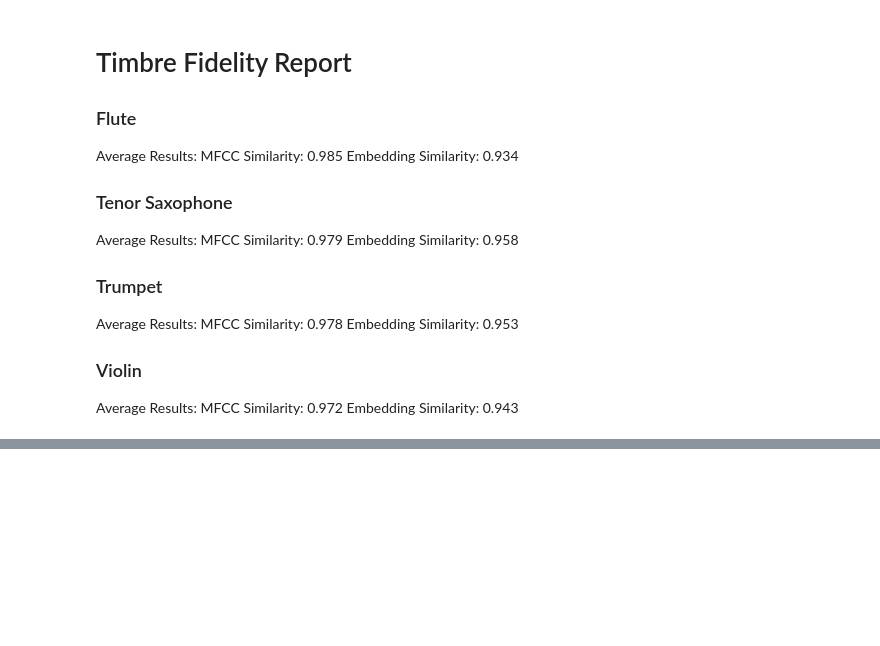
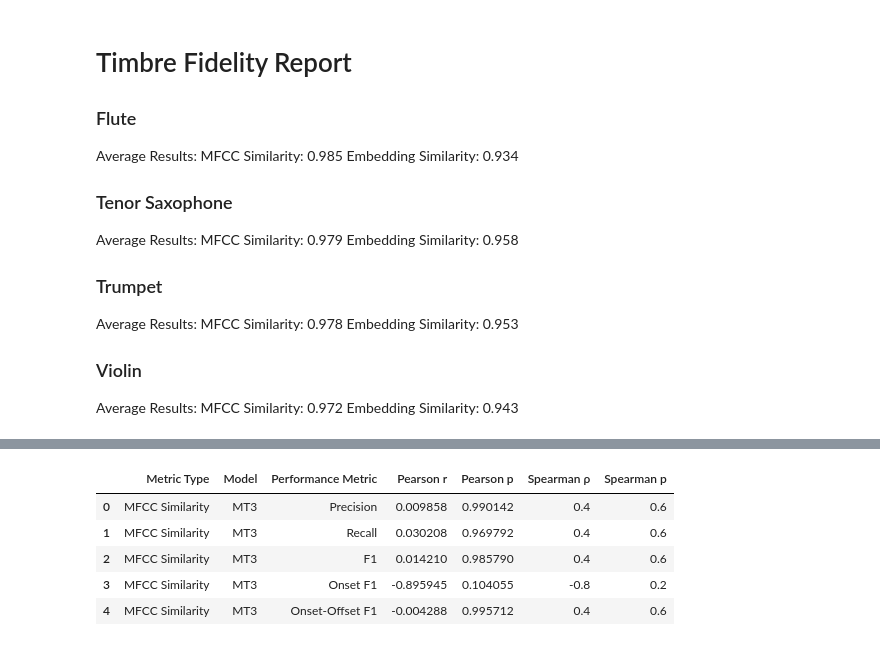
Before and after one commit to martinoywa/singing-voice-amt, a Jupyter notebook: evaluation/timbre_fidelity_notebook.ipynb, the cells around one changed output, grey strips where cells are left out. Cells and saved outputs as stored; diff of their text form; code cells hidden in the pictures; blank space fills up the shorter version.

```diff
--- a/evaluation/timbre_fidelity_notebook.ipynb
+++ b/evaluation/timbre_fidelity_notebook.ipynb
@@ -72,9 +79,53 @@ plt.show()
 # %%
 # Generate Comparisons between Timbre Fidelity and Transcription Accuracies.
 # Does Higher Fidelity have a Positive Correlation to Converted Transcription Accuracies?
 # Load timbre_transfer_summary.csv table.
+timbre_df = pd.read_csv("timbre_fidelity_summary.csv")
+trans_df = pd.read_csv("transcription_summary.csv")
 
+# Merge the data
+if 'Instrument' not in timbre_df.columns:
+    timbre_df.rename(columns={timbre_df.columns[0]: 'Instrument'}, inplace=True)
+if 'Instrument' not in trans_df.columns:
+    trans_df.rename(columns={trans_df.columns[0]: 'Instrument'}, inplace=True)
+
+merged = pd.merge(timbre_df, trans_df, on="Instrument", how="inner")
+merged.to_csv("timbre_fidelity_transcription_merged.csv", index=False)
 
 # Generate Pearson Correlation Table
+metrics = ['Precision', 'Recall', 'F1', 'Onset F1', 'Onset-Offset F1']
+correlation_records = []
+df = merged.copy()
+
+for metric_type in df['Metric'].unique():
+    df_metric = df[df['Metric'] == metric_type]
+    for model in df_metric['Model'].unique():
+        df_model = df_metric[df_metric['Model'] == model]
+
+        for m in metrics:
+            # Compute Pearson and Spearman correlations
+            pearson_corr, pearson_p = pearsonr(df_model['Score'], df_model[m])
+            spearman_corr, spearman_p = spearmanr(df_model['Score'], df_model[m])
+
+            correlation_records.append({
+                'Metric Type': metric_type,
+                'Model': model,
+                'Performance Metric': m,
+                'Pearson r': pearson_corr,
+                'Pearson p': pearson_p,
+                'Spearman ρ': spearman_corr,
+                'Spearman p': spearman_p
+            })
+
+correlations_df = pd.DataFrame(correlation_records)
+correlations_df.to_csv("timbre_transcription_correlations.csv", index=False)
+correlations_df.head()
+# %% [output]
+|  | Metric Type | Model | Performance Metric | Pearson r | Pearson p | Spearman ρ | Spearman p |
+| 0 | MFCC Similarity | MT3 | Precision | 0.009858 | 0.990142 | 0.4 | 0.6 |
+| 1 | MFCC Similarity | MT3 | Recall | 0.030208 | 0.969792 | 0.4 | 0.6 |
+| 2 | MFCC Similarity | MT3 | F1 | 0.014210 | 0.985790 | 0.4 | 0.6 |
+| 3 | MFCC Similarity | MT3 | Onset F1 | -0.895945 | 0.104055 | -0.8 | 0.2 |
+| 4 | MFCC Similarity | MT3 | Onset-Offset F1 | -0.004288 | 0.995712 | 0.4 | 0.6 |
 # %%
 # Generate Scatter Plots
```
Also changed, not shown: parts of 6 cells of this notebook, 4 other files.
